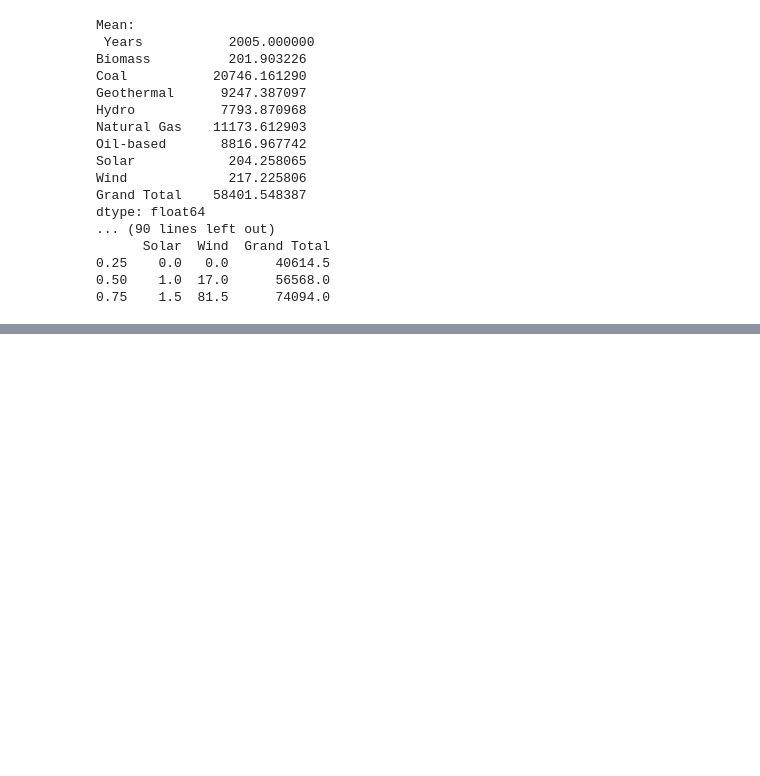
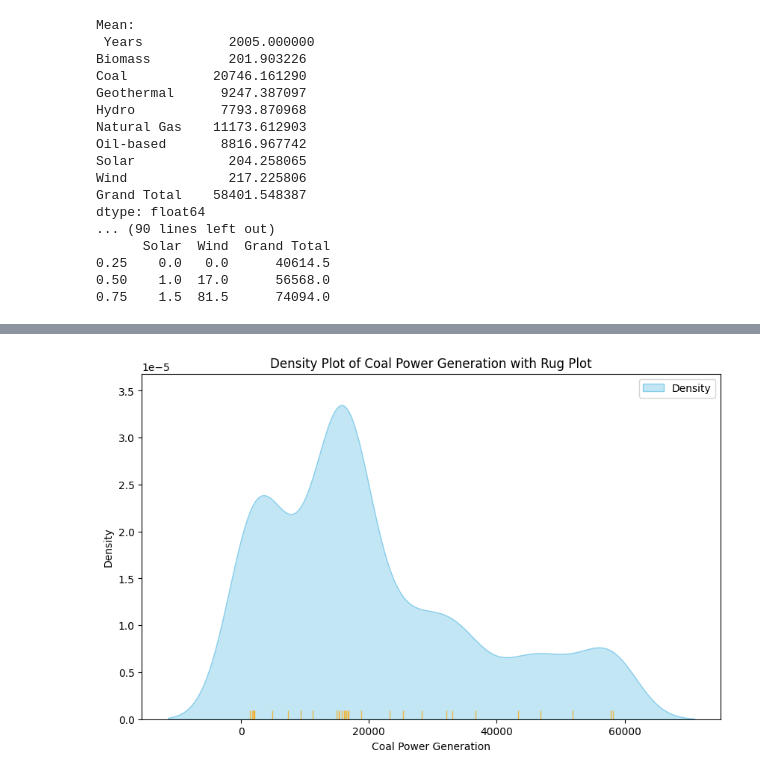
Before and after one commit to PTMAbellana/MidtermActivity, a Jupyter notebook: data_exploration.ipynb, the cells around one changed output, grey strips where cells are left out. Cells and saved outputs as stored; diff of their text form; code cells hidden in the pictures; blank space fills up the shorter version.

```diff
--- a/data_exploration.ipynb
+++ b/data_exploration.ipynb
@@ -143,0 +153,23 @@ dtype: float64
+# %%
+# Clean the data by removing commas and converting to numeric
+
+for column in df.columns[1:]:
+    df[column] = df[column].replace(',', '', regex=True).astype(float)
+
+# Set up the plot
+plt.figure(figsize=(10, 6))
+
+# Create the density plot with rug for the 'Coal' column as an example
+sns.kdeplot(data=df, x='Coal', fill=True, color='skyblue', alpha=0.5, bw_adjust=0.5, label='Density')
+sns.rugplot(data=df, x='Coal', color='orange', alpha=0.7)
+
+# Add labels and title
+plt.title('Density Plot of Coal Power Generation with Rug Plot')
+plt.xlabel('Coal Power Generation')
+plt.ylabel('Density')
+plt.legend()
+
+# Show the plot
+plt.show()
+# %% [output]
+[figure, added]
```
Also changed, not shown: parts of 2 cells of this notebook.
